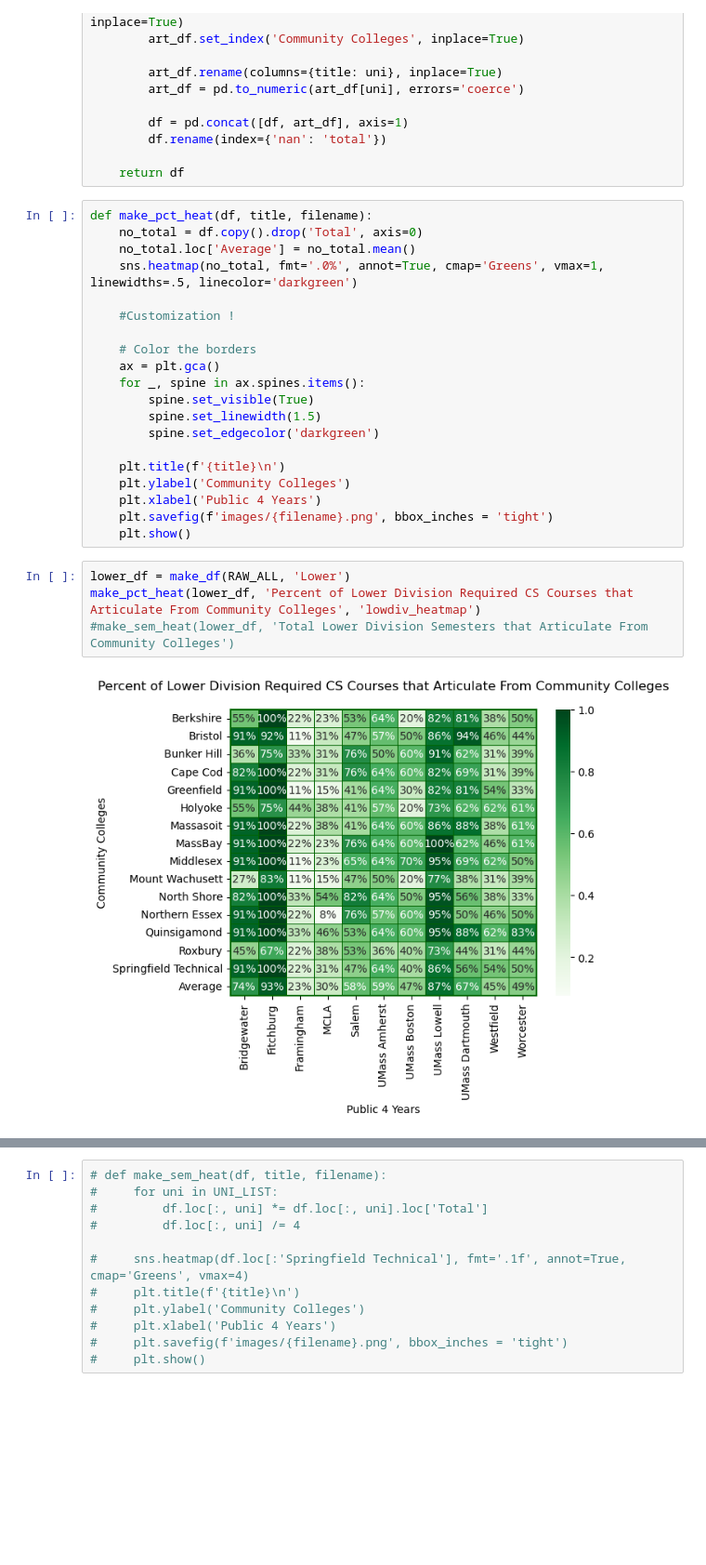
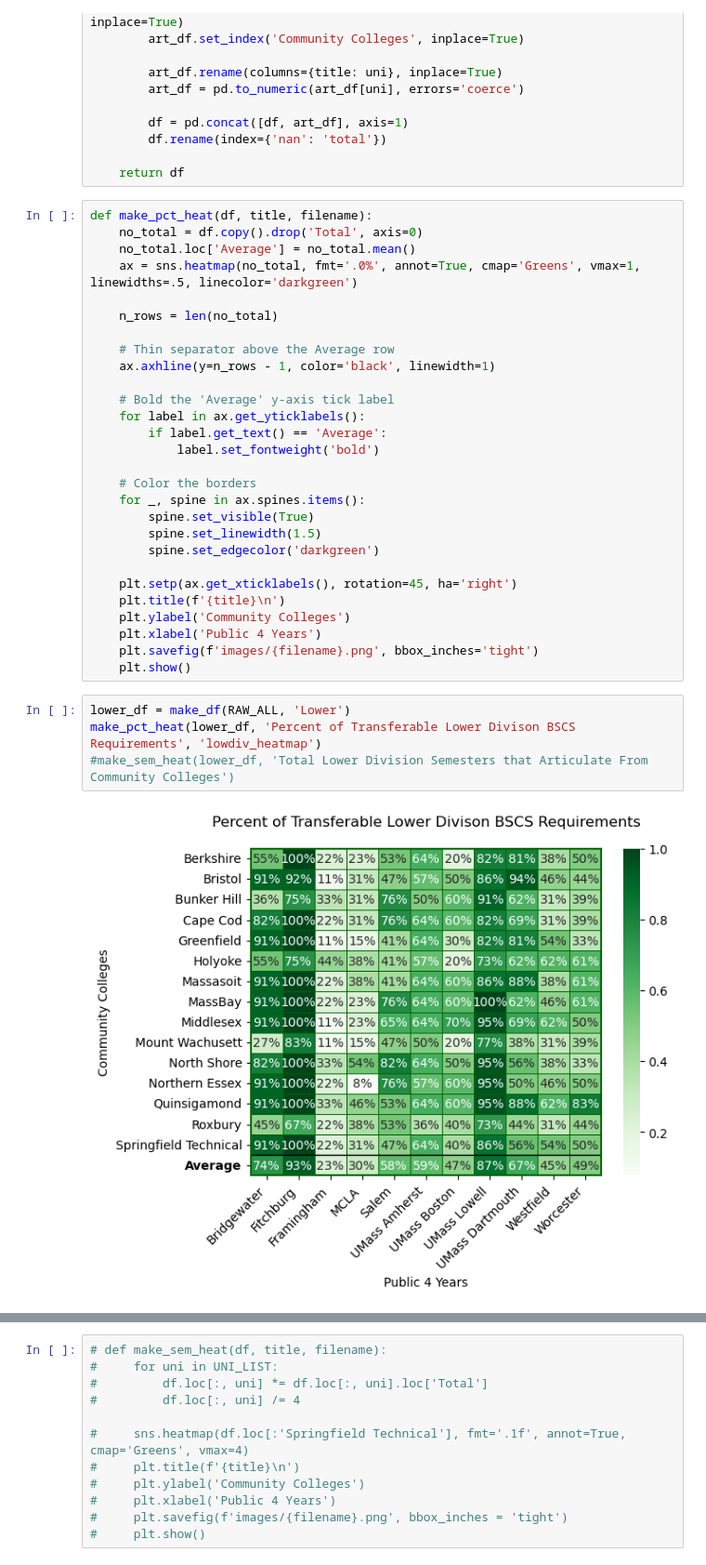
Before and after one commit to rfbaylon/CIC-CC-Paper, a Jupyter notebook: heatmap.ipynb, the cells around one changed output, grey strips where cells are left out. Shown at 93% size. Drawn from its saved outputs; the diff is of its cells as text; blank space fills up the shorter version.

```diff
--- a/heatmap.ipynb
+++ b/heatmap.ipynb
@@ -43,27 +43,35 @@ def make_df(data, title):
 def make_pct_heat(df, title, filename):
     no_total = df.copy().drop('Total', axis=0)
     no_total.loc['Average'] = no_total.mean()
-    sns.heatmap(no_total, fmt='.0%', annot=True, cmap='Greens', vmax=1, linewidths=.5, linecolor='darkgreen')
+    ax = sns.heatmap(no_total, fmt='.0%', annot=True, cmap='Greens', vmax=1, linewidths=.5, linecolor='darkgreen')
 
-    #Customization !
+    n_rows = len(no_total)
+
+    # Thin separator above the Average row
+    ax.axhline(y=n_rows - 1, color='black', linewidth=1)
+
+    # Bold the 'Average' y-axis tick label
+    for label in ax.get_yticklabels():
+        if label.get_text() == 'Average':
+            label.set_fontweight('bold')
 
     # Color the borders
-    ax = plt.gca()
     for _, spine in ax.spines.items():
         spine.set_visible(True)
         spine.set_linewidth(1.5)
         spine.set_edgecolor('darkgreen')
 
+    plt.setp(ax.get_xticklabels(), rotation=45, ha='right')
     plt.title(f'{title}\n')
     plt.ylabel('Community Colleges')
     plt.xlabel('Public 4 Years')
-    plt.savefig(f'images/{filename}.png', bbox_inches = 'tight')
+    plt.savefig(f'images/{filename}.png', bbox_inches='tight')
     plt.show()
 # %%
 lower_df = make_df(RAW_ALL, 'Lower')
-make_pct_heat(lower_df, 'Percent of Lower Division Required CS Courses that Articulate From Community Colleges', 'lowdiv_heatmap')
+make_pct_heat(lower_df, 'Percent of Transferable Lower Divison BSCS Requirements', 'lowdiv_heatmap')
 #make_sem_heat(lower_df, 'Total Lower Division Semesters that Articulate From Community Colleges')
 # %% [output]
-[figure, old version]
+[figure, new version]
 # %%
 upper_df = make_df(RAW_ALL, 'Upper')
```
Also changed, not shown: parts of 1 cell of this notebook, 20 other files.
